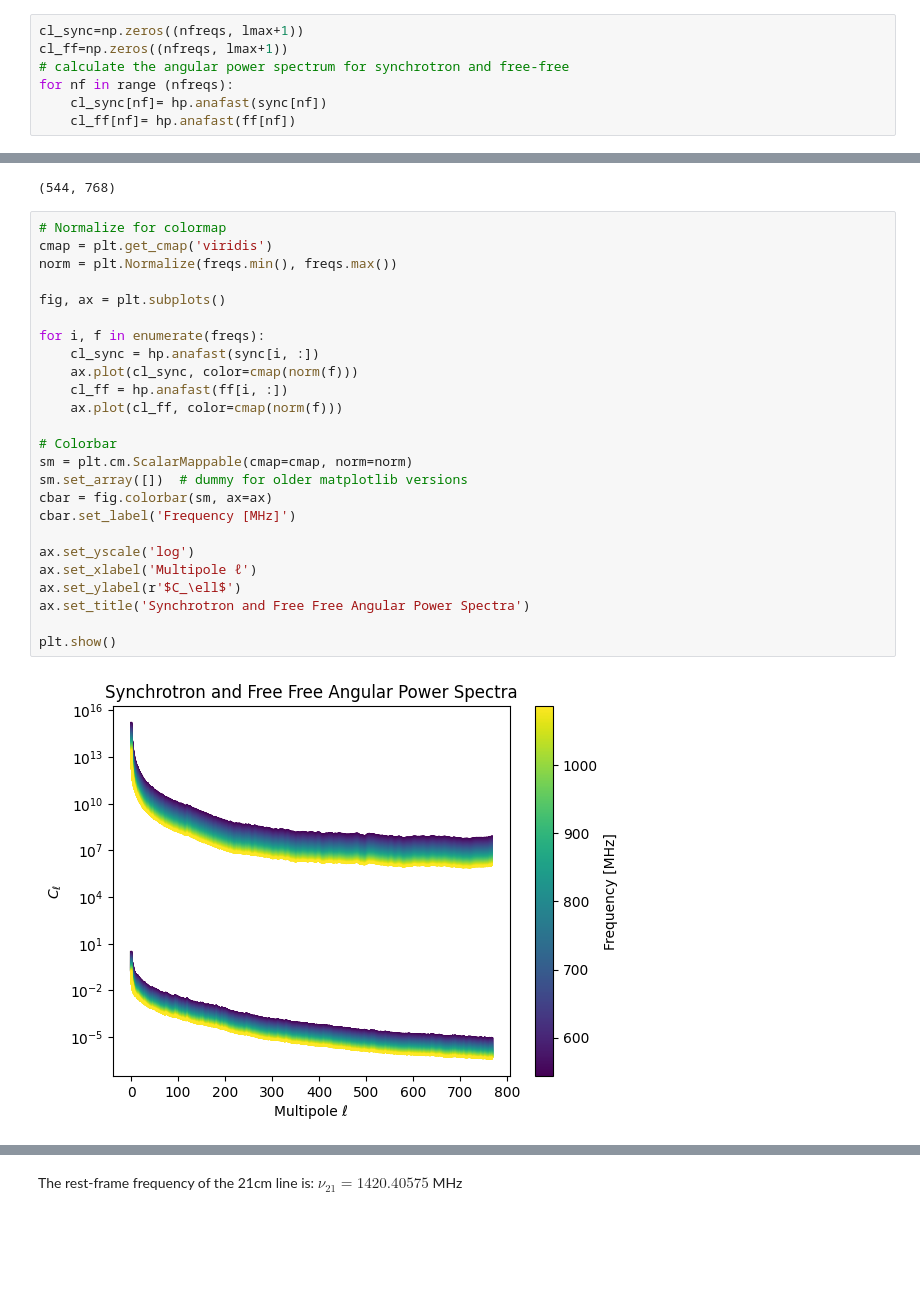
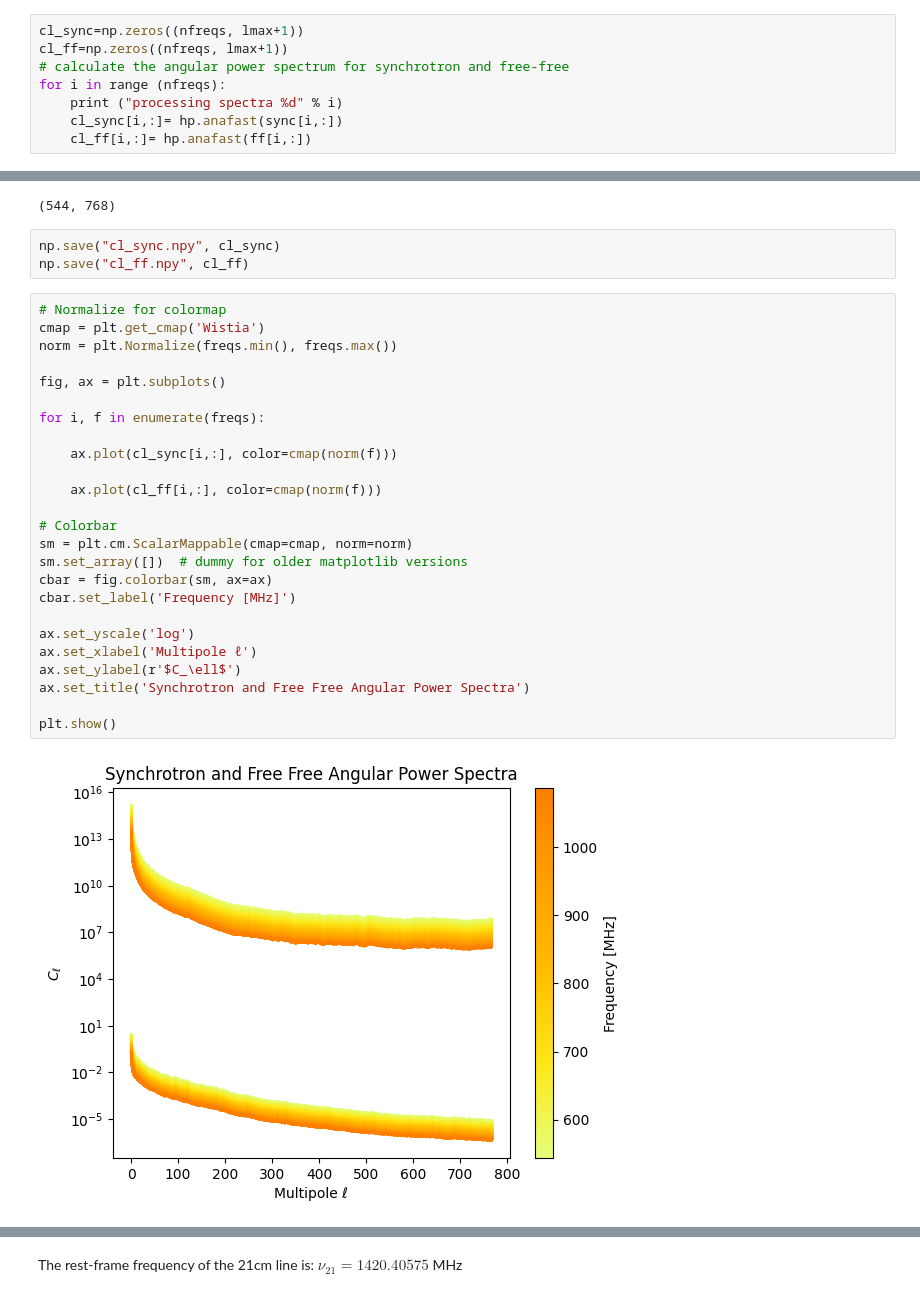
Before and after one commit to urwa99/MASS_Thesis, a Jupyter notebook: HI/HI_sims.ipynb, the cells around one changed output, grey strips where cells are left out. Saved outputs shown, nothing was run; the diff lists cells and outputs as text; blank space fills up the shorter version.

```diff
--- a/HI/HI_sims.ipynb
+++ b/HI/HI_sims.ipynb
@@ -77,6 +80,7 @@ print(sync.shape)
 cl_sync=np.zeros((nfreqs, lmax+1))
 cl_ff=np.zeros((nfreqs, lmax+1))
 # calculate the angular power spectrum for synchrotron and free-free
-for nf in range (nfreqs):
-    cl_sync[nf]= hp.anafast(sync[nf])
-    cl_ff[nf]= hp.anafast(ff[nf])
+for i in range (nfreqs):
+    print ("processing spectra %d" % i)
+    cl_sync[i,:]= hp.anafast(sync[i,:])
+    cl_ff[i,:]= hp.anafast(ff[i,:])
@@ -84,30 +106,33 @@ for nf in range (nfreqs):
 print(cl_sync.shape)
 # %% [output]
 (544, 768)
+# %%
+np.save("cl_sync.npy", cl_sync)
+np.save("cl_ff.npy", cl_ff)
 # %%
 # Normalize for colormap
-cmap = plt.get_cmap('viridis')
+cmap = plt.get_cmap('Wistia')
 norm = plt.Normalize(freqs.min(), freqs.max())
 
 fig, ax = plt.subplots()
 
 for i, f in enumerate(freqs):
-    cl_sync = hp.anafast(sync[i, :])
-    ax.plot(cl_sync, color=cmap(norm(f)))
-    cl_ff = hp.anafast(ff[i, :])
-    ax.plot(cl_ff, color=cmap(norm(f)))
+
+    ax.plot(cl_sync[i,:], color=cmap(norm(f)))
+
+    ax.plot(cl_ff[i,:], color=cmap(norm(f)))
 
 # Colorbar
 sm = plt.cm.ScalarMappable(cmap=cmap, norm=norm)
 sm.set_array([])  # dummy for older matplotlib versions
 cbar = fig.colorbar(sm, ax=ax)
 cbar.set_label('Frequency [MHz]')
 
 ax.set_yscale('log')
 ax.set_xlabel('Multipole ℓ')
 ax.set_ylabel(r'$C_\ell$')
 ax.set_title('Synchrotron and Free Free Angular Power Spectra')
 
 plt.show()
 # %% [output]
-[figure, old version]
+[figure, new version]
```
Also changed, not shown: parts of 28 cells of this notebook.
